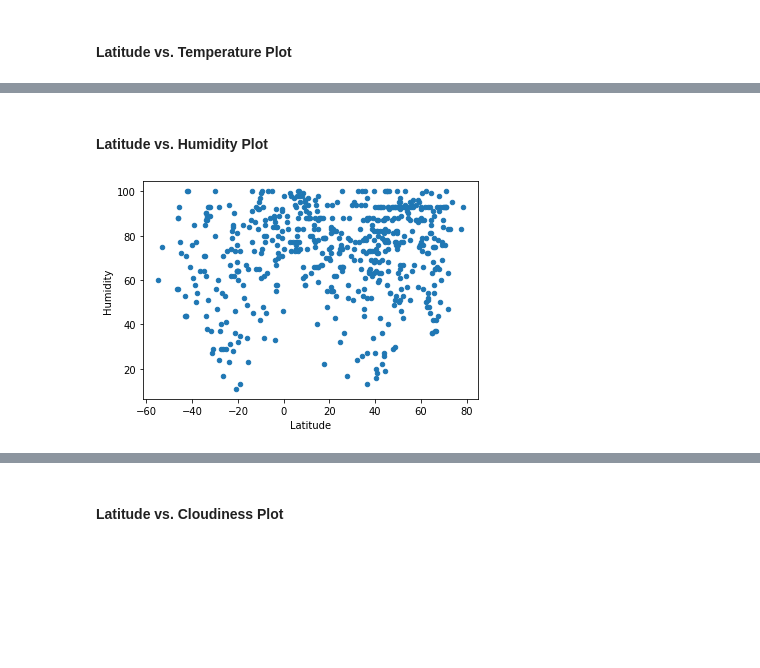
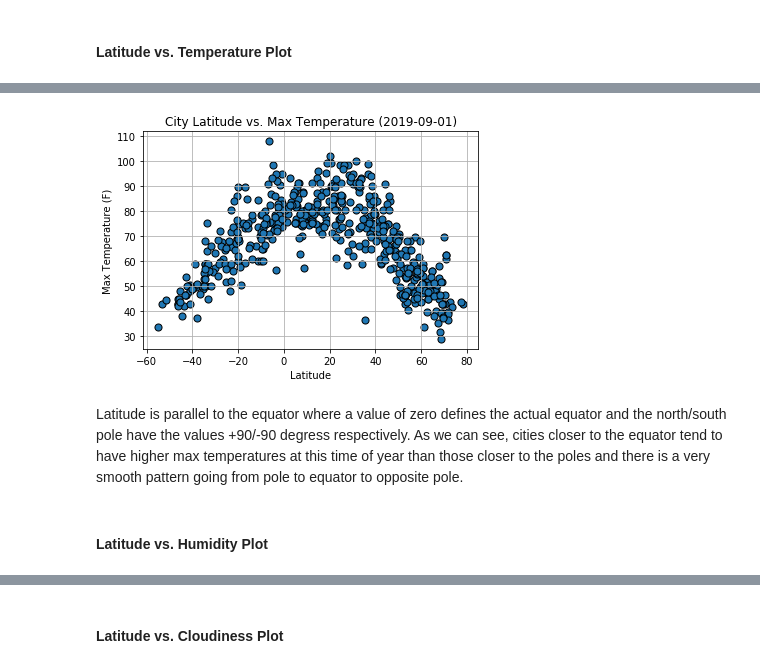
Before and after one commit to c-l-nguyen/python-api-challenge, a Jupyter notebook: WeatherPy/WeatherPy.ipynb, the cells around one changed output, grey strips where cells are left out. Drawn from its saved outputs; the diff is of its cells as text; code cells hidden in the pictures; blank space fills up the shorter version.

```diff
--- a/WeatherPy/WeatherPy.ipynb
+++ b/WeatherPy/WeatherPy.ipynb
@@ -143,0 +142,6 @@ city_weather_df.head()
+# %%
+# convert list of data to DataFrame
+# add converted date in for readability
+city_weather_df = pd.DataFrame(city_weather_data)
+city_weather_df["Converted Date"] = pd.to_datetime(city_weather_df["Date"],unit='s').dt.date
+city_weather_df.head()
@@ -187,6 +197,14 @@ city_weather_df.plot(kind="scatter", x="Latitude", y="Max Temp");
+# %%
+date = city_weather_df["Converted Date"][0]
+
+ax = city_weather_df.plot(kind="scatter", x="Latitude", y="Max Temp", edgecolor='k', facecolor='b', s=50)
+ax.set_title(f"City Latitude vs. Max Temperature ({date})");
+ax.set_xlabel("Latitude");
+ax.set_ylabel("Max Temperature (F)");
+ax.grid();
+# %% [output]
+[figure, added]
+# %% [markdown]
+Latitude is parallel to the equator where a value of zero defines the actual equator and the north/south pole have the values +90/-90 degress respectively. As we can see, cities closer to the equator tend to have higher max temperatures at this time of year than those closer to the poles and there is a very smooth pattern going from pole to equator to opposite pole.
 # %% [markdown]
 #### Latitude vs. Humidity Plot
-# %%
-city_weather_df.plot(kind="scatter", x="Latitude", y="Humidity");
-# %% [output]
-[figure, removed]
```
Also changed, not shown: parts of 24 cells of this notebook, 1 other file.
